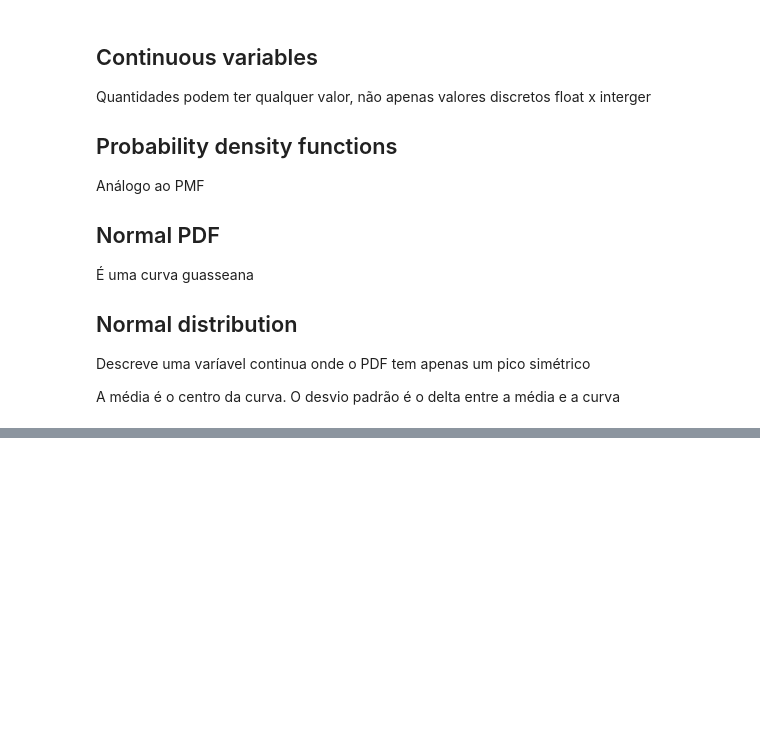
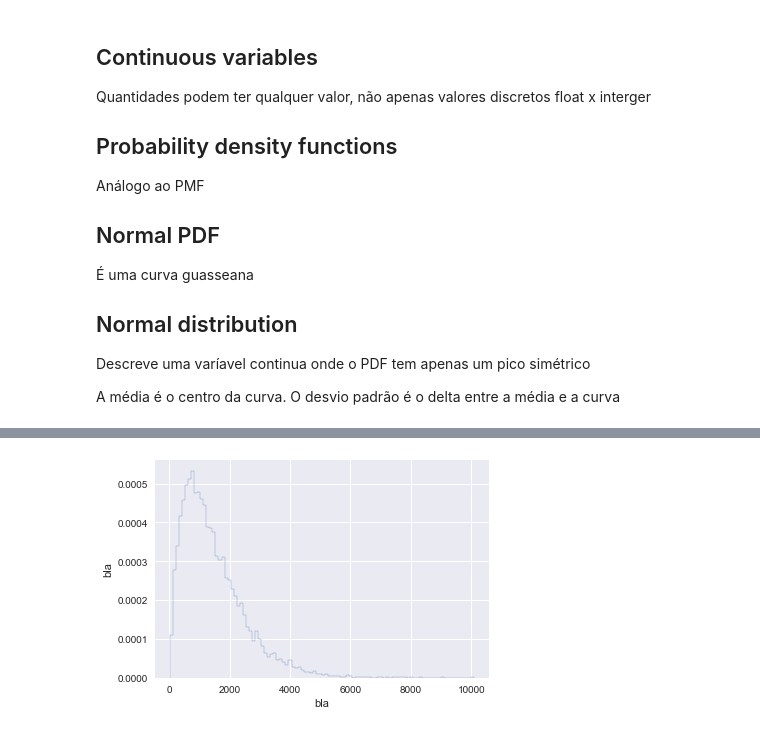
Before and after one commit to daniel-macedo/basics, a Jupyter notebook: Statistical Thinking in Python I.ipynb, the cells around one changed output, grey strips where cells are left out. Cells and saved outputs as stored; diff of their text form; code cells hidden in the pictures; blank space fills up the shorter version.

```diff
--- a/Statistical Thinking in Python I.ipynb
+++ b/Statistical Thinking in Python I.ipynb
@@ -311,3 +329,12 @@ def successive_poisson(tau1, tau2, size=1):
     t2 = np.random.exponential(tau2, size)
 
     return t1 + t2
+# %%
+waiting_times = successive_poisson(764, 715, 10000)
+
+_ = plt.hist(waiting_times, bins=100, normed=True, histtype='step')
+_ = plt.xlabel('bla')
+_ = plt.ylabel('bla')
+plt.show()
+# %% [output]
+[figure, added]
```
Also changed, not shown: parts of 38 cells of this notebook, 9 other files.
